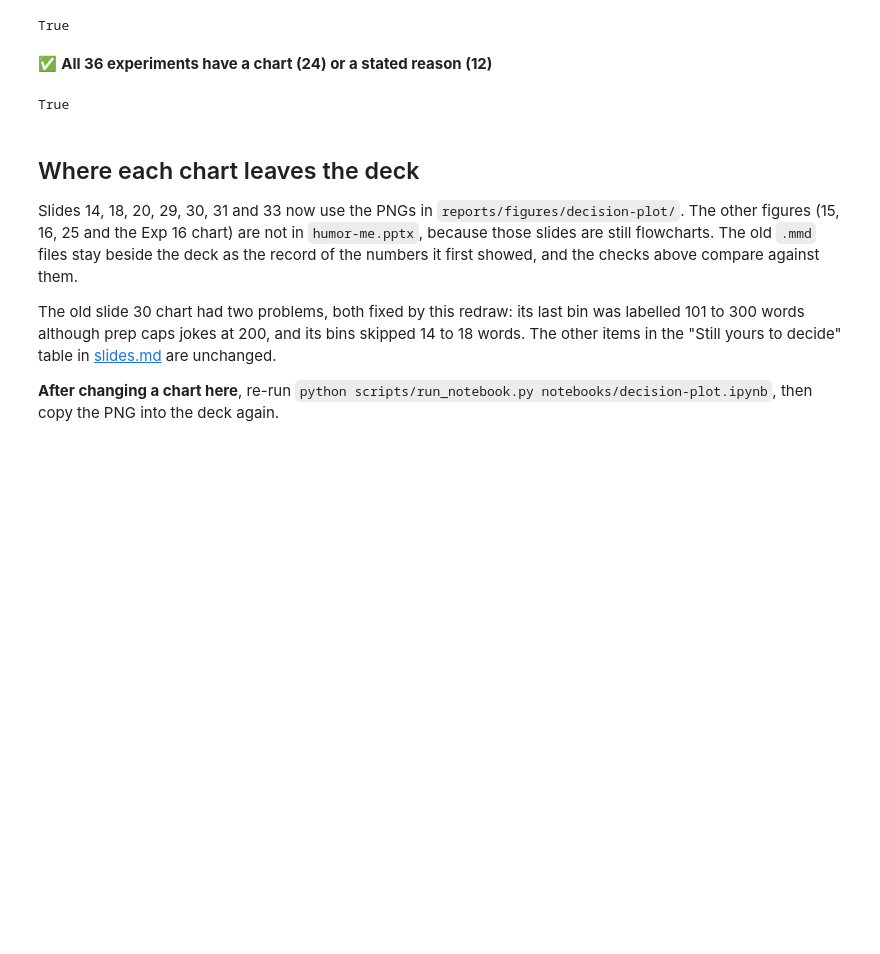
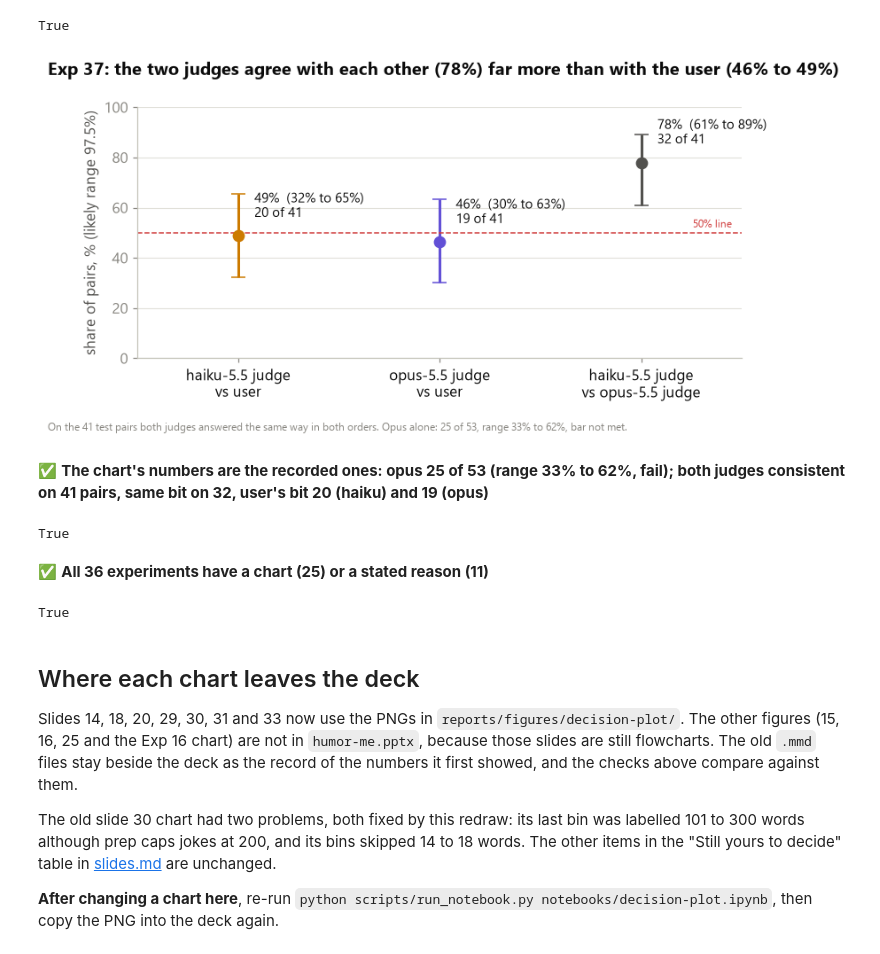
Before and after one commit to supriya-kotturu/humor-me, a Jupyter notebook: notebooks/decision-plot.ipynb, the cells around one changed output. Cells and saved outputs as stored; diff of their text form; code cells hidden in the pictures; blank space fills up the shorter version.

```diff
--- a/notebooks/decision-plot.ipynb
+++ b/notebooks/decision-plot.ipynb
@@ -1206,6 +1206,40 @@ check("The chart's numbers are the recorded ones: 24 of 46 overall (range 38% to
 [figure]
 ✅ **The chart's numbers are the recorded ones: 24 of 46 overall (range 38% to 66%), 11 of 20 tonight, 13 of 26 plain, verdict fail**
 True
+# %%
+# Exp 37: both judges' agreement with the user on the pairs each answered the same way in both orders (likely range, 97.5%),
+# against the 50% line, plus how often the two judges pick the same bit as each other (the 41 pairs both answered consistently).
+from sim import dpo_pairs as dp37
+g37 = metric("dpo_judge_gate_opus")
+_, _, pairs37 = dp37.need_pairs()
+jj = dp37.judge_vs_judge(pairs37)
+n = jj["pairs"]
+Z975 = dp37.Z["opus"]
+OPUS_C = "#6250d6"
+pts = [("haiku-5.5 judge\nvs user", jj["haiku_agrees_with_you"], n, WRITER["claude-haiku-5-5"]),
+       ("opus-5.5 judge\nvs user", jj["opus_agrees_with_you"], n, OPUS_C),
+       ("haiku-5.5 judge\nvs opus-5.5 judge", jj["same"], n, SLATE)]
+fig, ax = plt.subplots(figsize=(8.0, 3.9))
+for x, (name, k, m, col) in enumerate(pts):
+    lo, hi = jc.wilson(k, m, Z975)
+    ax.errorbar(x, 100 * k / m, yerr=[[100 * (k / m - lo)], [100 * (hi - k / m)]], fmt="o", color=col, ms=8, capsize=5, lw=2)
+    ax.annotate(f"{k / m:.0%}  ({lo:.0%} to {hi:.0%})\n{k} of {m}", (x, 100 * k / m), xytext=(12, 14), textcoords="offset points", fontsize=10)
+ax.axhline(50, color=MISSED, lw=1, ls="--")
+ax.annotate("50% line", (2.45, 50), xytext=(0, 4), textcoords="offset points", ha="right", fontsize=8, color=MISSED)
+ax.set_xticks(range(3), [p[0] for p in pts], color=INK)
+ax.set_xlim(-.5, 2.5); ax.set_ylim(0, 100); ax.grid(axis="x", visible=False)
+ax.set_ylabel("share of pairs, % (likely range 97.5%)")
+fig.suptitle("Exp 37: the two judges agree with each other (78%) far more than with the user (46% to 49%)", x=0.01, ha="left", fontweight="bold")
+fig.text(0.01, 0.01, f"On the {n} test pairs both judges answered the same way in both orders. Opus alone: 25 of 53, range 33% to 62%, bar not met.", fontsize=8, color=MUTED)
+fig.subplots_adjust(top=.86, bottom=.2)
+done(fig, "exp37-judge-gate")
+check("The chart's numbers are the recorded ones: opus 25 of 53 (range 33% to 62%, fail); both judges consistent on 41 pairs, same bit on 32, user's bit 20 (haiku) and 19 (opus)",
+      (g37["agree_consistent"], g37["consistent"], g37["verdict"]) == (25, 53, "fail") and round(g37["wilson975"][0], 2) == 0.33 and round(g37["wilson975"][1], 2) == 0.62
+      and (n, jj["same"], jj["haiku_agrees_with_you"], jj["opus_agrees_with_you"]) == (41, 32, 20, 19))
+# %% [output]
+[figure, added]
+✅ **The chart's numbers are the recorded ones: opus 25 of 53 (range 33% to 62%, fail); both judges consistent on 41 pairs, same bit on 32, user's bit 20 (haiku) and 19 (opus)**
+True
 # %%
 DP = "reports/figures/decision-plot"
 COVERAGE = {
@@ -1244,7 +1278,7 @@ COVERAGE = {
     34: [f"{DP}/exp34-topic-only.png"],
     35: [f"{DP}/exp35-tonight.png"],
     36: [f"{DP}/exp36-judge-gate.png"],
-    37: "No chart yet: pending, the user runs the Opus judge. Its agreement and likely range will join the Exp 36 chart as a second point once recorded.",
+    37: [f"{DP}/exp37-judge-gate.png"],
 }
 exps = {int(m.group(1)) for path in sorted((ROOT / "notebooks").glob("decisions-*.ipynb"))
         for c in json.loads(path.read_text(encoding="utf-8"))["cells"] if c["cell_type"] == "markdown"
@@ -1257,7 +1291,7 @@ check(f"All {len(exps)} experiments have a chart ({charted}) or a stated reason
       + (f"; missing: {missing}" if missing else "") + (f"; no longer in the decisions notebooks: {stale}" if stale else "")
       + (f"; files not found: {absent}" if absent else ""), not missing and not stale and not absent)
 # %% [output]
-✅ **All 36 experiments have a chart (24) or a stated reason (12)**
+✅ **All 36 experiments have a chart (25) or a stated reason (11)**
 True
 # %% [markdown]
 ## Where each chart leaves the deck
```
Also changed, not shown: 9 other files.
